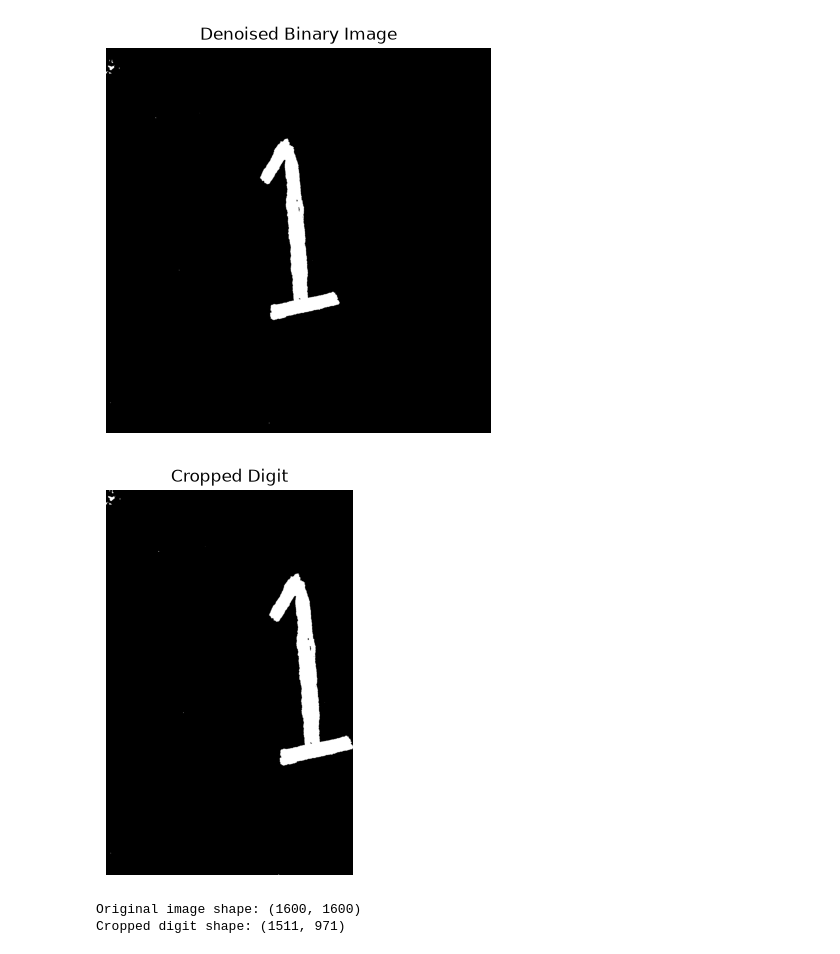
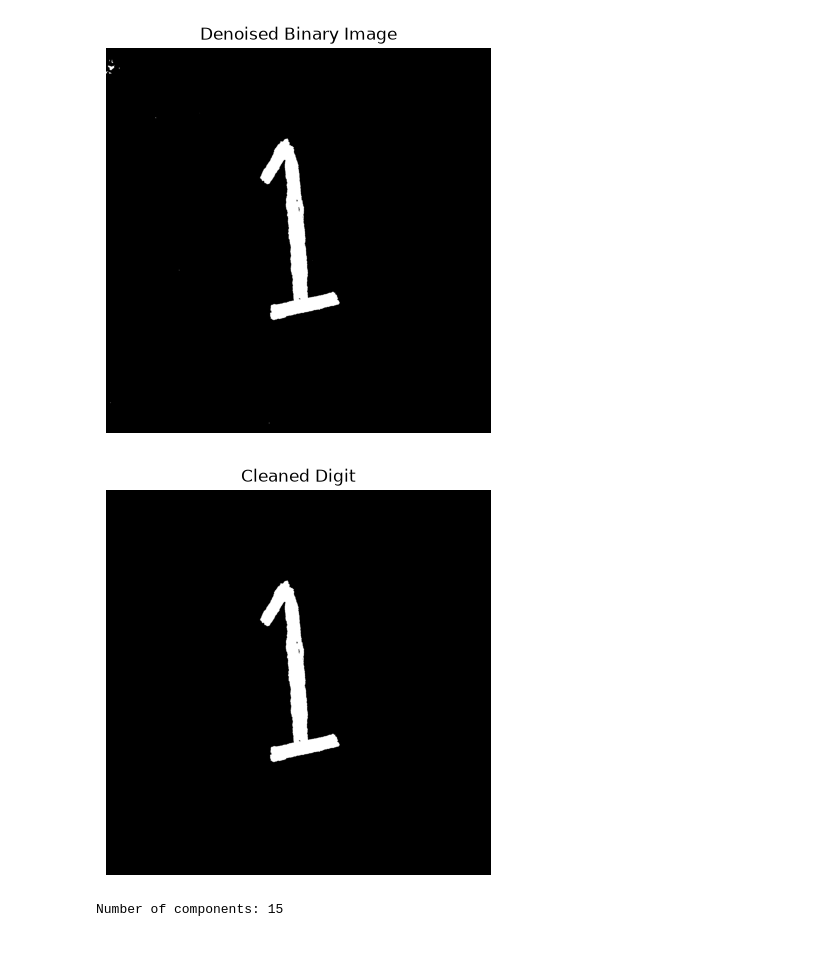
Before and after one commit to mtalhaimran104/deep-learning-journey, a Jupyter notebook: 00_projects/02_mnist_digit_recognition/digit_recognition.ipynb, the cells around one changed output. Drawn from its saved outputs; the diff is of its cells as text; code cells hidden in the pictures.

Commit message:
fix MNIST digit preprocessing and improve predictions

```diff
--- a/00_projects/02_mnist_digit_recognition/digit_recognition.ipynb
+++ b/00_projects/02_mnist_digit_recognition/digit_recognition.ipynb
@@ -116,29 +92,34 @@ plt.axis("off")
 plt.show()
 # %% [output]
 [figure]
-# %%
-# Find coordinates of the remaining white pixels
-rows, cols = np.where(denoised_image > 0)
-
-# Determine the digit boundaries
-top = rows.min()
-bottom = rows.max() + 1
-left = cols.min()
-right = cols.max() + 1
-
-# Crop the digit
-cropped_digit = denoised_image[top:bottom, left:right]
-
-# Display the cropped digit
-plt.figure(figsize=(5, 5))
-plt.imshow(cropped_digit, cmap="gray")
-plt.title("Cropped Digit")
-plt.axis("off")
-plt.show()
-
-print("Original image shape:", binary_image.shape)
-print("Cropped digit shape:", cropped_digit.shape)
-# %% [output]
-[figure, removed]
-Original image shape: (1600, 1600)
-Cropped digit shape: (1511, 971)
+# %%
+# Remove remaining noise using connected components
+
+# Label connected white-pixel regions
+labeled_image, number_of_components = ndimage.label(denoised_image > 0)
+
+# Calculate the size of each component
+component_sizes = np.bincount(labeled_image.ravel())
+
+# Ignore the background (label 0)
+component_sizes[0] = 0
+
+# Find the largest connected component
+largest_component = np.argmax(component_sizes)
+
+# Keep only the largest component
+cleaned_image = np.where(
+    labeled_image == largest_component, 255, 0
+).astype(np.uint8)
+
+# Display the cleaned image
+plt.figure(figsize=(5, 5))
+plt.imshow(cleaned_image, cmap="gray")
+plt.title("Cleaned Digit")
+plt.axis("off")
+plt.show()
+
+print("Number of components:", number_of_components)
+# %% [output]
+[figure, added]
+Number of components: 15
```
Also changed, not shown: parts of 27 cells of this notebook, 2 other files.
